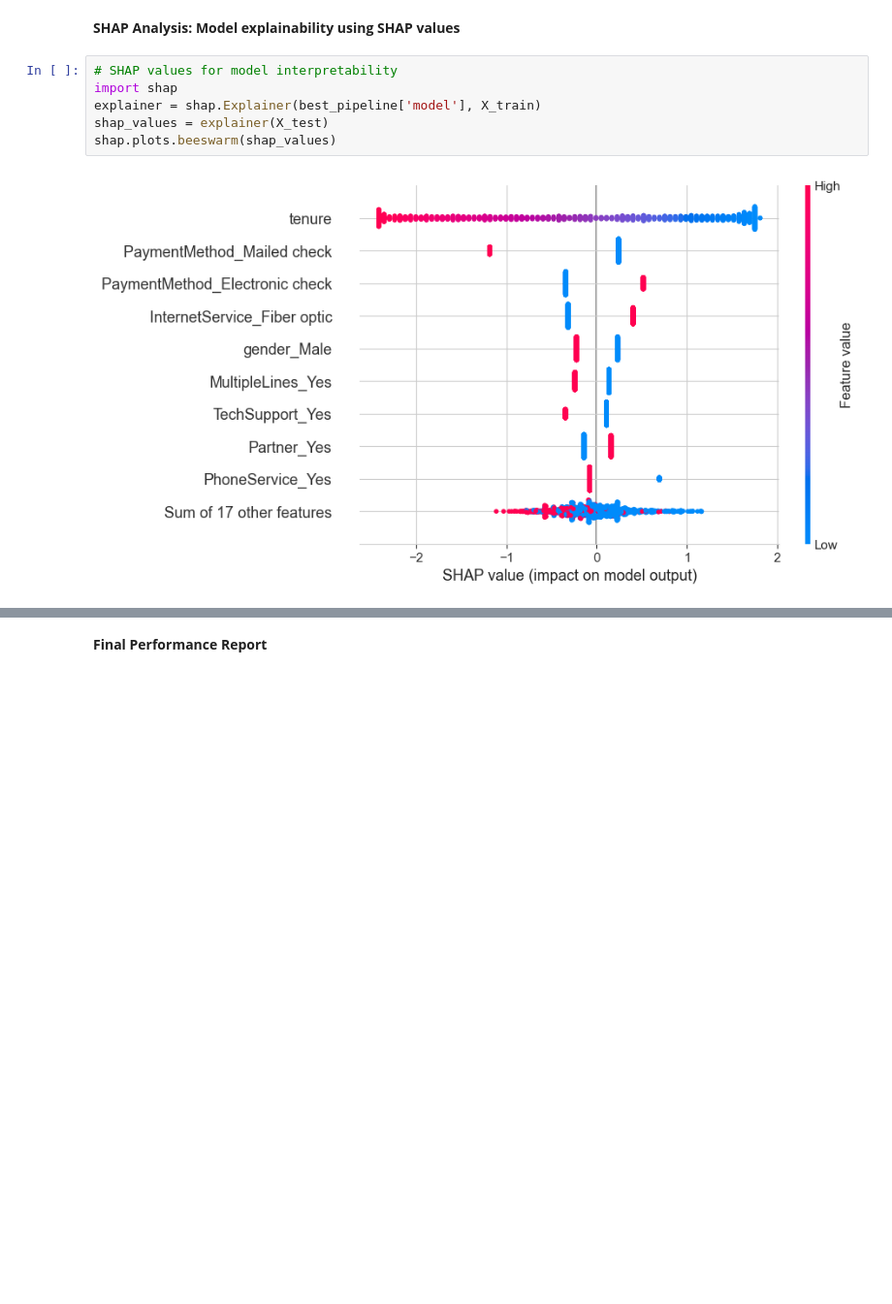
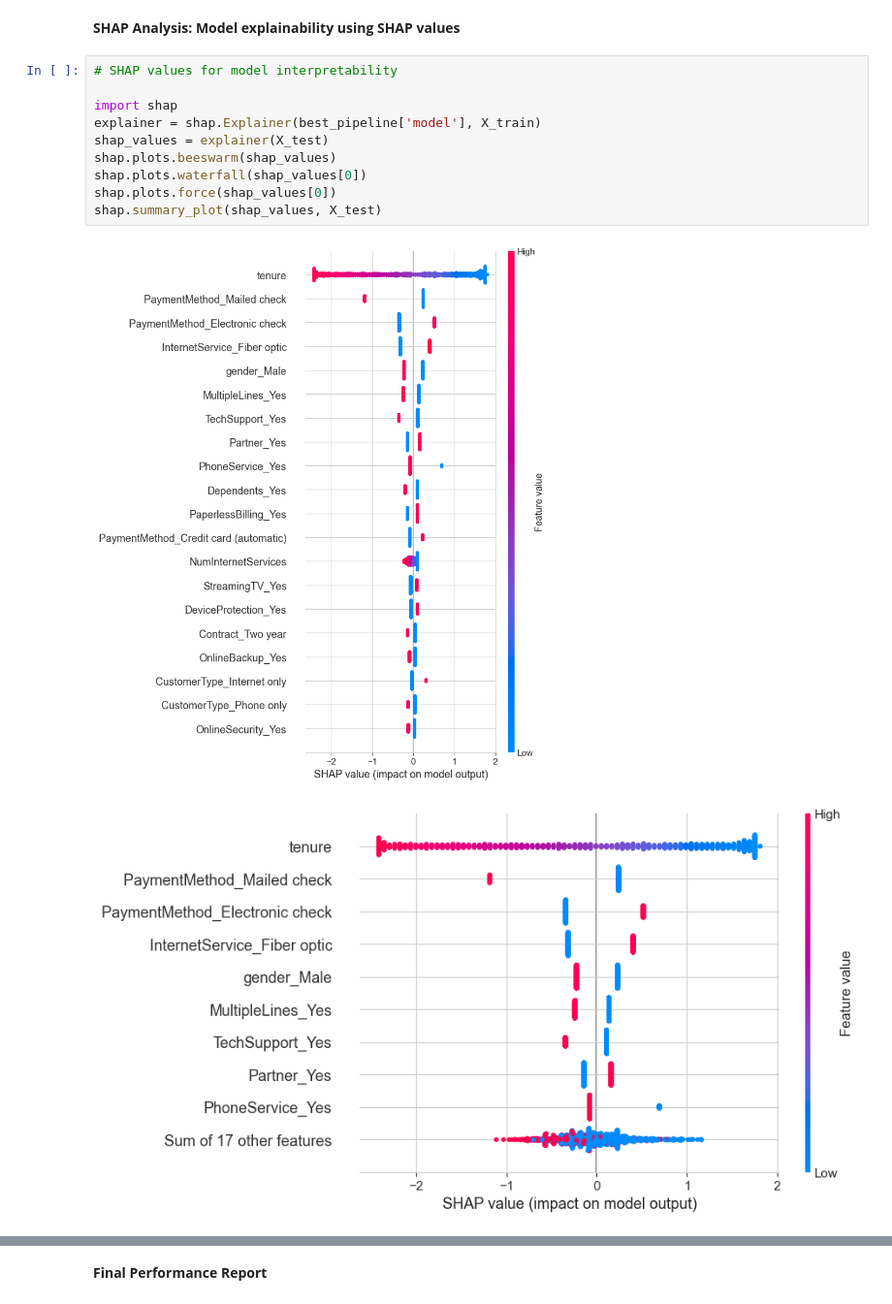
Before and after one commit to ka-kwok/telecom-churn-ml-prediction, a Jupyter notebook: jupyter_notebooks/4.predictive_model.ipynb, the cells around one changed output, grey strips where cells are left out. Shown: that part at 97% size. Cells and saved outputs as stored; diff of their text form; blank space fills up the shorter version.

Commit message:
add SHAP analysis

```diff
--- a/jupyter_notebooks/4.predictive_model.ipynb
+++ b/jupyter_notebooks/4.predictive_model.ipynb
@@ -636,9 +636,14 @@ grid_search_summary
 **SHAP Analysis: Model explainability using SHAP values**
 # %%
 # SHAP values for model interpretability
+
 import shap
 explainer = shap.Explainer(best_pipeline['model'], X_train)
 shap_values = explainer(X_test)
 shap.plots.beeswarm(shap_values)
+shap.plots.waterfall(shap_values[0])
+shap.plots.force(shap_values[0])
+shap.summary_plot(shap_values, X_test)
 # %% [output]
-[figure, old version]
+[figure, new version]
+[figure, added]
```
Also changed, not shown: parts of 4 cells of this notebook.
